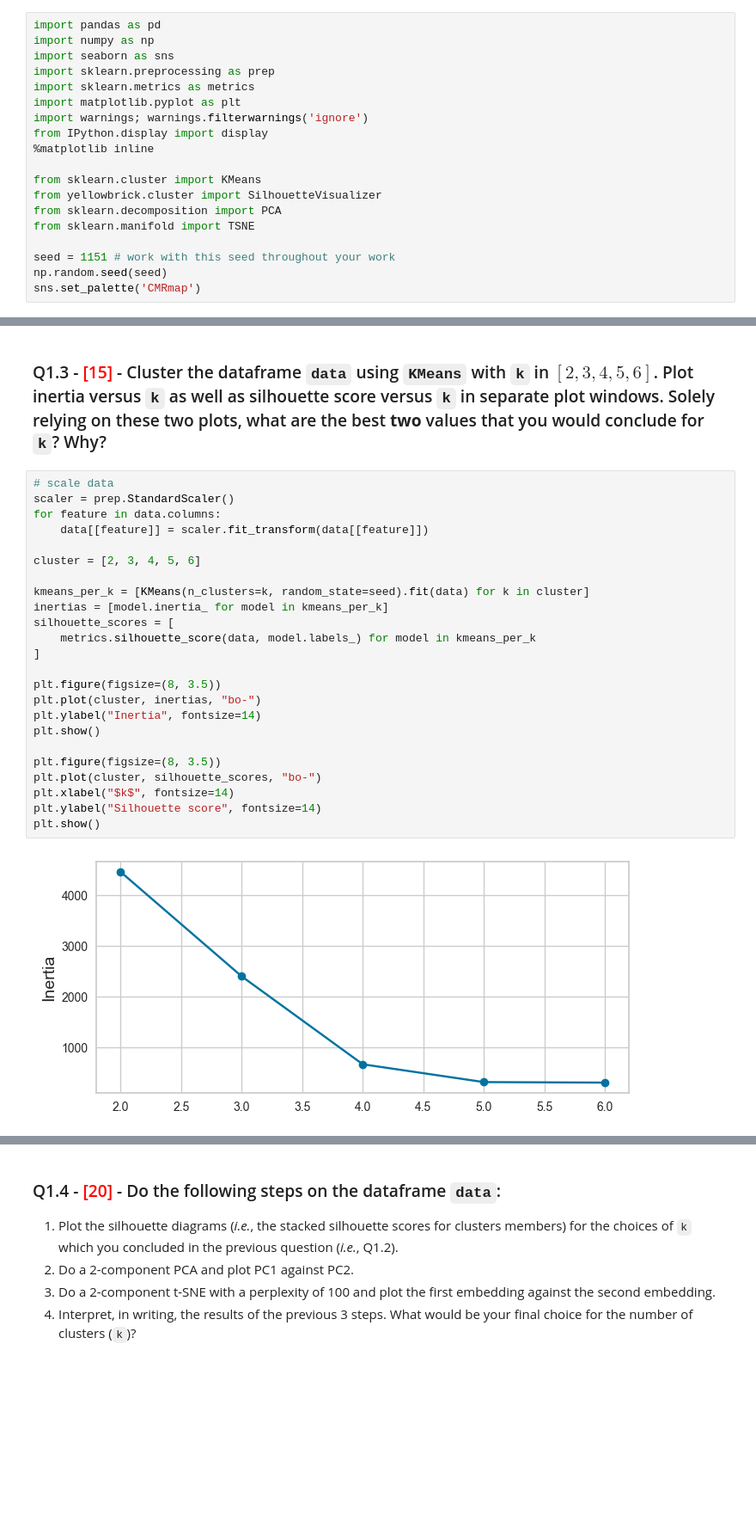
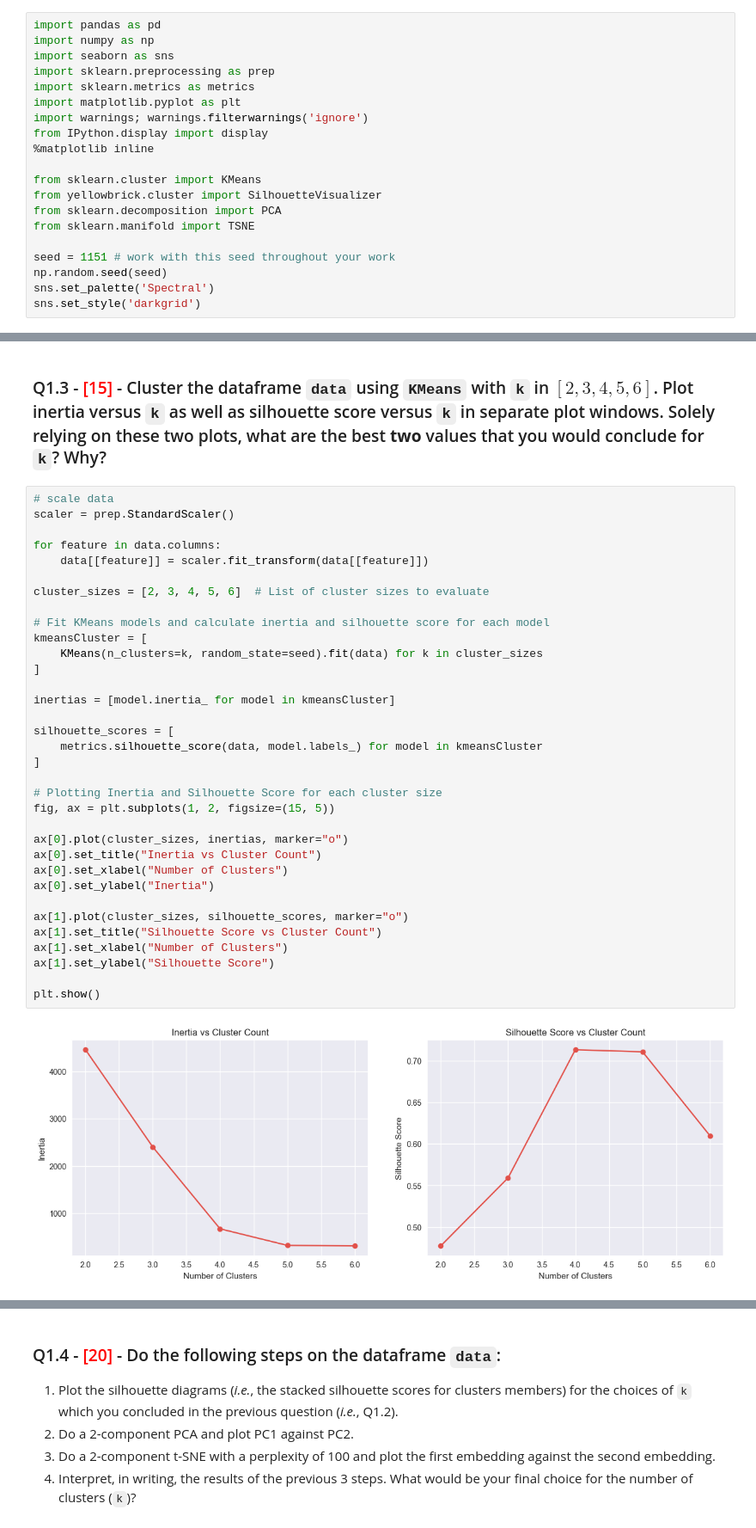
Before and after one commit to ParamvirSran/Machine-Learning, a Jupyter notebook: Assignments/A9/Assignment_9.ipynb, the cells around one changed output, grey strips where cells are left out. Shown at 86% size. Saved outputs shown, nothing was run; the diff lists cells and outputs as text; blank space fills up the shorter version.

```diff
--- a/Assignments/A9/Assignment_9.ipynb
+++ b/Assignments/A9/Assignment_9.ipynb
@@ -53,7 +53,8 @@ from sklearn.manifold import TSNE
 
 seed = 1151 # work with this seed throughout your work
 np.random.seed(seed)
-sns.set_palette('CMRmap')
+sns.set_palette('Spectral')
+sns.set_style('darkgrid')
 # %% [markdown]
 ### Q1.1 - <span style="color:red">[10]</span> - Load the dataset as a pandas dataframe and name it `dfc`. Display the first five rows of `dfc`. How many observations are there in `dfc` and for how many of them the cell type is known? Name the known cell types. Then, create a copy of `dfc` and name it `data` and drop the attribute "cell_type" from `data`.
 # %%
@@ -101,26 +103,36 @@ While seaborn.pairplot can highlight areas where the data might naturally divide
 # %%
 # scale data
 scaler = prep.StandardScaler()
+
 for feature in data.columns:
     data[[feature]] = scaler.fit_transform(data[[feature]])
 
-cluster = [2, 3, 4, 5, 6]
+cluster_sizes = [2, 3, 4, 5, 6]  # List of cluster sizes to evaluate
 
-kmeans_per_k = [KMeans(n_clusters=k, random_state=seed).fit(data) for k in cluster]
-inertias = [model.inertia_ for model in kmeans_per_k]
-silhouette_scores = [
-    metrics.silhouette_score(data, model.labels_) for model in kmeans_per_k
+# Fit KMeans models and calculate inertia and silhouette score for each model
+kmeansCluster = [
+    KMeans(n_clusters=k, random_state=seed).fit(data) for k in cluster_sizes
 ]
 
-plt.figure(figsize=(8, 3.5))
-plt.plot(cluster, inertias, "bo-")
-plt.ylabel("Inertia", fontsize=14)
+inertias = [model.inertia_ for model in kmeansCluster]
+
+silhouette_scores = [
+    metrics.silhouette_score(data, model.labels_) for model in kmeansCluster
+]
+
+# Plotting Inertia and Silhouette Score for each cluster size
+fig, ax = plt.subplots(1, 2, figsize=(15, 5))
+
+ax[0].plot(cluster_sizes, inertias, marker="o")
+ax[0].set_title("Inertia vs Cluster Count")
+ax[0].set_xlabel("Number of Clusters")
+ax[0].set_ylabel("Inertia")
+
+ax[1].plot(cluster_sizes, silhouette_scores, marker="o")
+ax[1].set_title("Silhouette Score vs Cluster Count")
+ax[1].set_xlabel("Number of Clusters")
+ax[1].set_ylabel("Silhouette Score")
+
 plt.show()
-
-plt.figure(figsize=(8, 3.5))
-plt.plot(cluster, silhouette_scores, "bo-")
-plt.xlabel("$k$", fontsize=14)
-plt.ylabel("Silhouette score", fontsize=14)
-plt.show()
 # %% [output]
-[figure, old version]
+[figure, new version]
```
Also changed, not shown: parts of 14 cells of this notebook.
